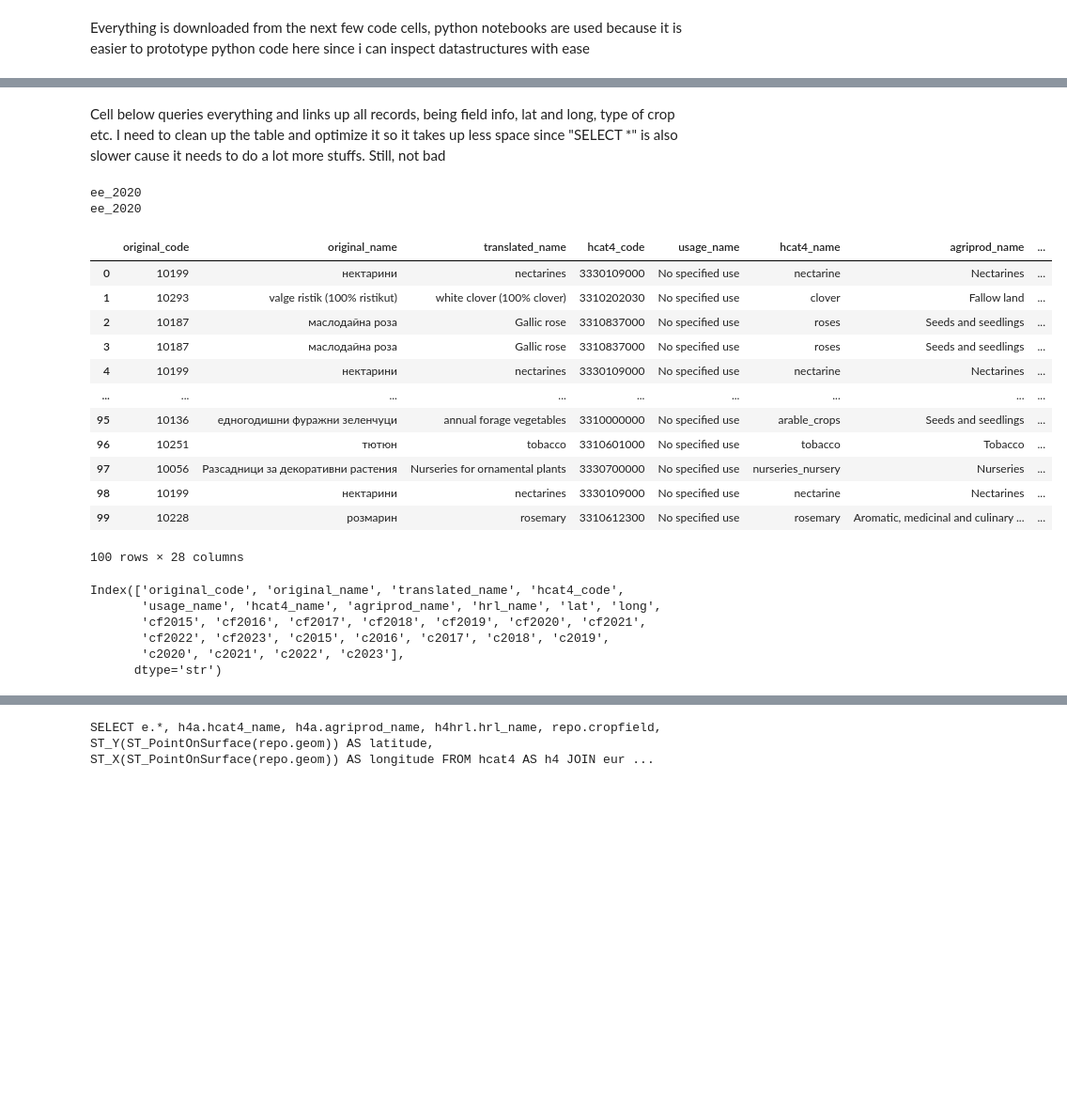
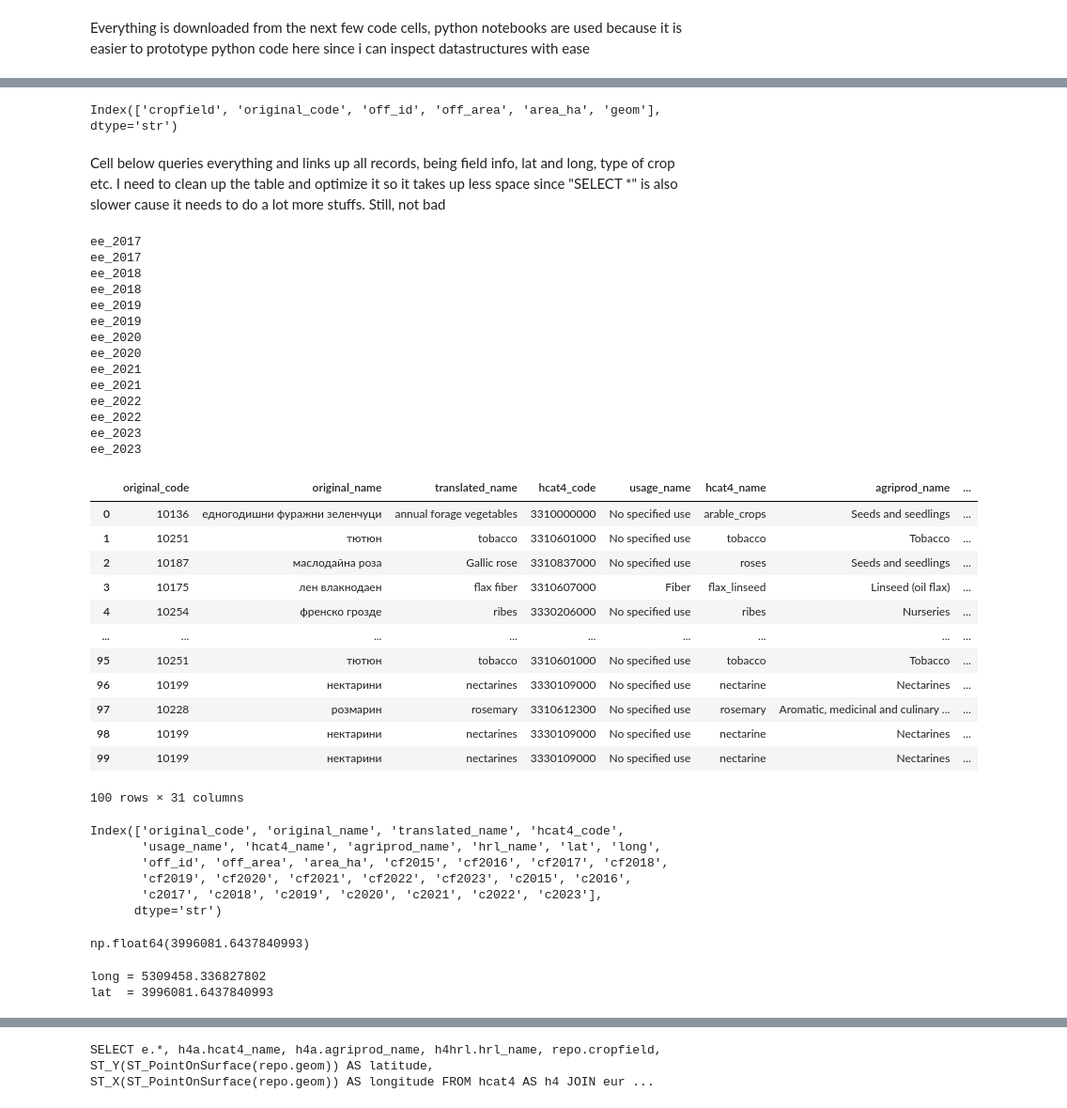
Before and after one commit to wr3nch623/RSSIA-Project, a Jupyter notebook: duckdb_dataget.ipynb, the cells around one changed output, grey strips where cells are left out. Shown at 94% size. Drawn from its saved outputs; the diff is of its cells as text; code cells hidden in the pictures; blank space fills up the shorter version.

```diff
--- a/duckdb_dataget.ipynb
+++ b/duckdb_dataget.ipynb
@@ -76,6 +82,10 @@ conn.execute("SELECT * FROM hcat4_agriprod_mapping").df()
 conn.execute("SELECT * FROM hcat4_eagle_mapping").df()
 # %%
 conn.execute("SELECT * FROM hcat4_hrl_mapping").df()
+# %%
+conn.execute("SELECT * FROM ee_2017").df().columns
+# %% [output]
+Index(['cropfield', 'original_code', 'off_id', 'off_area', 'area_ha', 'geom'], dtype='str')
 # %% [markdown]
 Cell below queries everything and links up all records, being field info, lat and long, type of crop etc. I need to clean up the table and optimize it so it takes up less space since "SELECT *" is also slower cause it needs to do a lot more stuffs. Still, not bad
 # %%
@@ -84,6 +94,7 @@ Cell below queries everything and links up all records, being field info, lat an
 #     conn.execute(f"DROP TABLE {t}")
 # %%
 import re, gc
+import pandas as pd
 
 gc.enable()
 conn.execute("LOAD SPATIAL;")
@@ -100,6 +111,7 @@ conn.execute("SET enable_geoparquet_conversion = true;")
 #            " h4a.hcat4_name, h4a.agriprod_name, h4hrl.hrl_name, ST_Y(ST_Centroid(repo.geom)) AS lat,    ST_X(ST_Centroid(repo.geom)) AS long "
 
 
+resTotal = pd.DataFrame()
 
 for t in tables_df['name']:
     t = str(t)
@@ -127,51 +139,79 @@ for t in tables_df['name']:
 
     # Convert Python column names into SQL expressions
     dynamic_columns = ", ".join(
         f'spl.{col} ' for col in repo_columns
     )
 
     if re.fullmatch(r"^[a-z]{2}_\d{4}$", str(t)):
         print(t)
         split = t.split('_')
         query = f"select e.original_code, e.original_name, e.translated_name, e.hcat4_code, e.usage_name," \
              f" h4a.hcat4_name, h4a.agriprod_name, h4hrl.hrl_name, ST_Y(ST_PointOnSurface(repo.geom)) AS lat,    ST_X(ST_PointOnSurface(repo.geom)) AS long " \
+             f", repo.off_id, repo.off_area, repo.area_ha "\
              f", {dynamic_columns}" \
             "from hcat4 as h4 " \
             "join eurocrops as e on h4.hcat4_code = e.hcat4_code"\
             " join hcat4_agriprod_mapping as h4a on h4a.hcat4_code = h4.hcat4_code" \
             " join hcat4_hrl_mapping as h4hrl on h4hrl.hcat4_code = h4.hcat4_code" \
             f" join {t} as repo on repo.original_code = e.original_code join {split[0]}_stack as spl on repo.cropfield = spl.cropfield" \
             " LIMIT 100" # TODO REMEMBER TO DELETE THIS LINE OTHERWITSE NOTHING WILL WORK
 
         result = conn.execute(query).df()
 
+        if resTotal.empty:
+            resTotal = result.copy()
+        else:
+            resTotal = pd.concat([resTotal, result], ignore_index=True)
+
 # del result
 # gc.collect()
 
 
 result
 # %% [output]
+ee_2017
+ee_2017
+ee_2018
+ee_2018
+ee_2019
+ee_2019
 ee_2020
 ee_2020
+ee_2021
+ee_2021
+ee_2022
+ee_2022
+ee_2023
+ee_2023
 |  | original_code | original_name | translated_name | hcat4_code | usage_name | hcat4_name | agriprod_name | ... |
-| 0 | 10199 | нектарини | nectarines | 3330109000 | No specified use | nectarine | Nectarines | ... |
-| 1 | 10293 | valge ristik (100% ristikut) | white clover (100% clover) | 3310202030 | No specified use | clover | Fallow land | ... |
+| 0 | 10136 | едногодишни фуражни зеленчуци | annual forage vegetables | 3310000000 | No specified use | arable_crops | Seeds and seedlings | ... |
+| 1 | 10251 | тютюн | tobacco | 3310601000 | No specified use | tobacco | Tobacco | ... |
 | 2 | 10187 | маслодайна роза | Gallic rose | 3310837000 | No specified use | roses | Seeds and seedlings | ... |
-| 3 | 10187 | маслодайна роза | Gallic rose | 3310837000 | No specified use | roses | Seeds and seedlings | ... |
-| 4 | 10199 | нектарини | nectarines | 3330109000 | No specified use | nectarine | Nectarines | ... |
+| 3 | 10175 | лен влакнодаен | flax fiber | 3310607000 | Fiber | flax_linseed | Linseed (oil flax) | ... |
+| 4 | 10254 | френско грозде | ribes | 3330206000 | No specified use | ribes | Nurseries | ... |
 | ... | ... | ... | ... | ... | ... | ... | ... | ... |
-| 95 | 10136 | едногодишни фуражни зеленчуци | annual forage vegetables | 3310000000 | No specified use | arable_crops | Seeds and seedlings | ... |
-| 96 | 10251 | тютюн | tobacco | 3310601000 | No specified use | tobacco | Tobacco | ... |
-| 97 | 10056 | Разсадници за декоративни растения | Nurseries for ornamental plants | 3330700000 | No specified use | nurseries_nursery | Nurseries | ... |
+| 95 | 10251 | тютюн | tobacco | 3310601000 | No specified use | tobacco | Tobacco | ... |
+| 96 | 10199 | нектарини | nectarines | 3330109000 | No specified use | nectarine | Nectarines | ... |
+| 97 | 10228 | розмарин | rosemary | 3310612300 | No specified use | rosemary | Aromatic, medicinal and culinary ... | ... |
 | 98 | 10199 | нектарини | nectarines | 3330109000 | No specified use | nectarine | Nectarines | ... |
-| 99 | 10228 | розмарин | rosemary | 3310612300 | No specified use | rosemary | Aromatic, medicinal and culinary ... | ... |
+| 99 | 10199 | нектарини | nectarines | 3330109000 | No specified use | nectarine | Nectarines | ... |
-100 rows × 28 columns
+100 rows × 31 columns
-# %%
-result.columns
-# %% [output]
-Index(['original_code', 'original_name', 'translated_name', 'hcat4_code',
-       'usage_name', 'hcat4_name', 'agriprod_name', 'hrl_name', 'lat', 'long',
-       'cf2015', 'cf2016', 'cf2017', 'cf2018', 'cf2019', 'cf2020', 'cf2021',
-       'cf2022', 'cf2023', 'c2015', 'c2016', 'c2017', 'c2018', 'c2019',
-       'c2020', 'c2021', 'c2022', 'c2023'],
-      dtype='str')
+# %%
+resTotal.columns
+# %% [output]
+Index(['original_code', 'original_name', 'translated_name', 'hcat4_code',
+       'usage_name', 'hcat4_name', 'agriprod_name', 'hrl_name', 'lat', 'long',
+       'off_id', 'off_area', 'area_ha', 'cf2015', 'cf2016', 'cf2017', 'cf2018',
+       'cf2019', 'cf2020', 'cf2021', 'cf2022', 'cf2023', 'c2015', 'c2016',
+       'c2017', 'c2018', 'c2019', 'c2020', 'c2021', 'c2022', 'c2023'],
+      dtype='str')
+# %%
+resTotal.iloc[0]['lat']
+# %% [output]
+np.float64(3996081.6437840993)
+# %%
+print("long =", resTotal.iloc[0]["long"])
+print("lat  =", resTotal.iloc[0]["lat"])
+# %% [output]
+long = 5309458.336827802
+lat  = 3996081.6437840993
```
Also changed, not shown: parts of 6 cells of this notebook, 4 other files.
